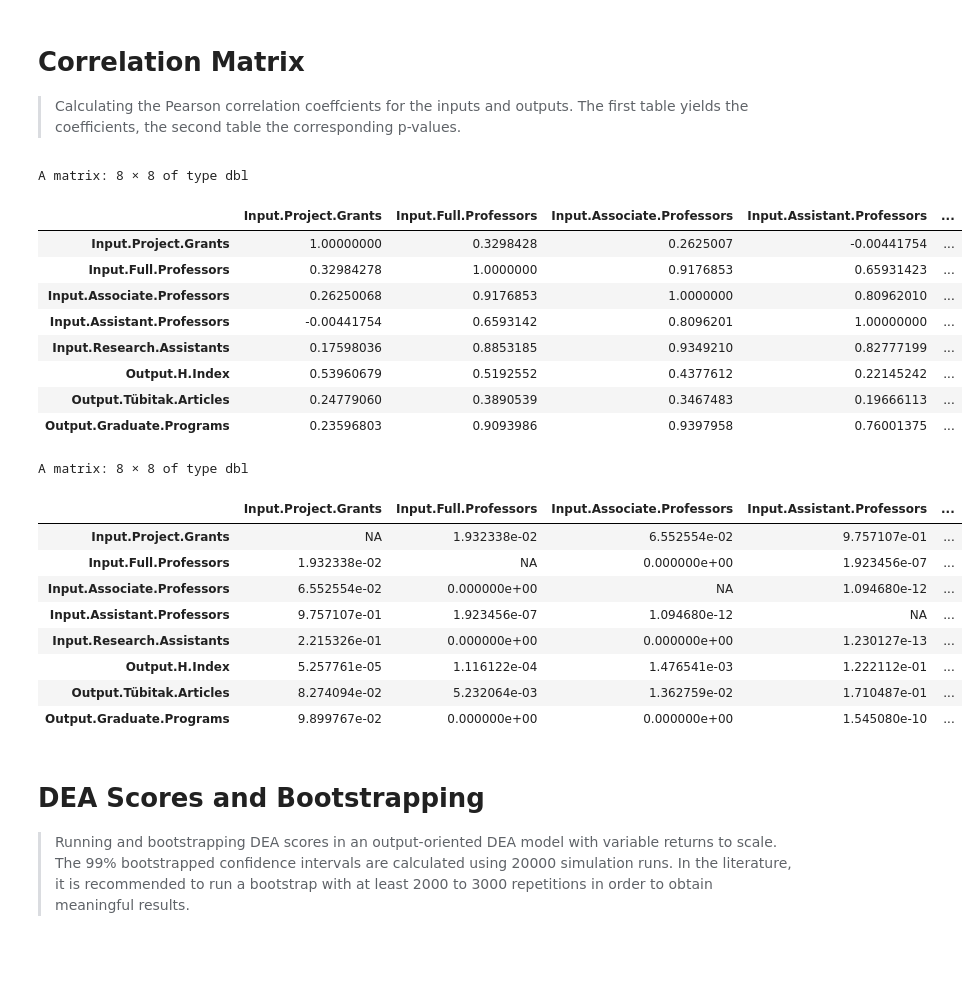
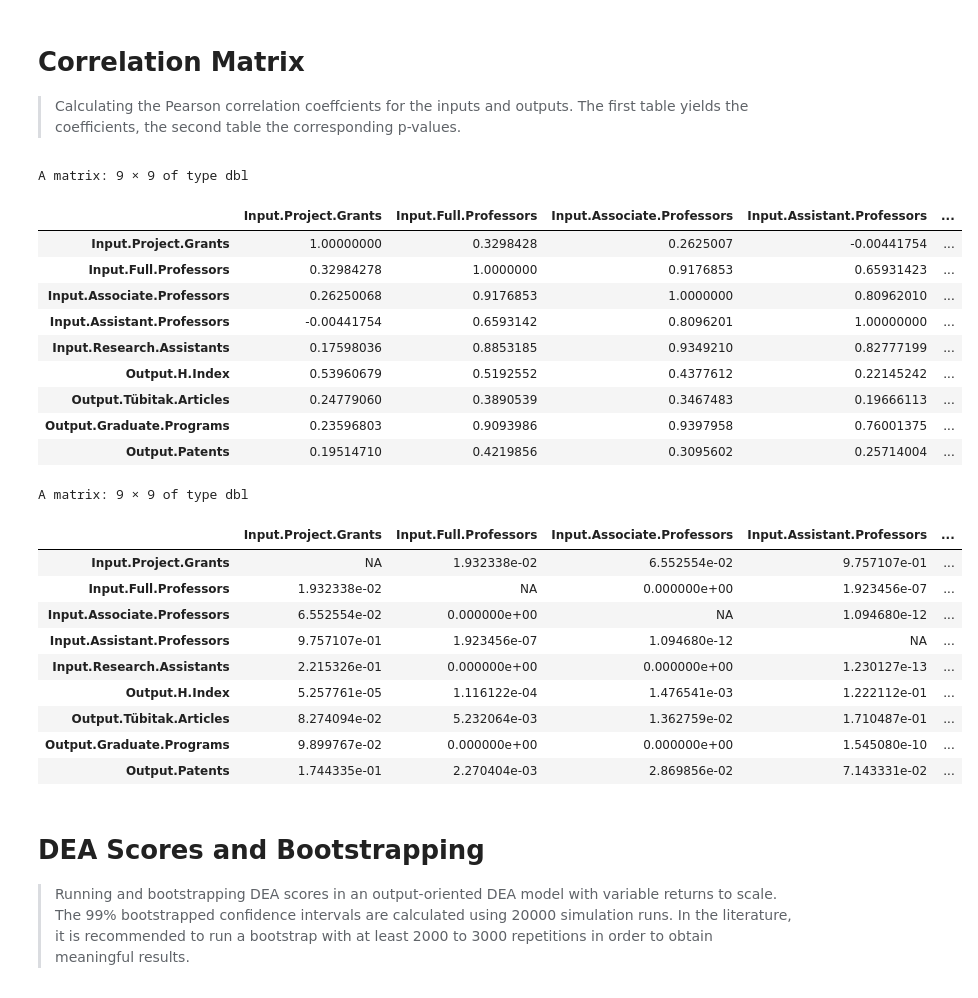
Before and after one commit to MichaelWegener/DEA-BetaRegression-TurkishHigherEducation, a Jupyter notebook: DEA_with_Bootstrapping.ipynb, the cells around one changed output. Saved outputs shown, nothing was run; the diff lists cells and outputs as text; code cells hidden in the pictures; blank space fills up the shorter version.

```diff
--- a/DEA_with_Bootstrapping.ipynb
+++ b/DEA_with_Bootstrapping.ipynb
@@ -40,22 +40,23 @@ data_example<-read_data(my_data, inputs = c(7,8,9,10,11), outputs = c(12,13,14),
 
 > Calculating the Pearson correlation coeffcients for the inputs and outputs. The first table yields the coefficients, the second table the corresponding p-values.
 # %%
-data_corr<-my_data[c(7,8,9,10,11,12,13,14)]
+data_corr<-my_data[c(7,8,9,10,11,12,13,14,15)]
 mydata.rcorr = rcorr(as.matrix(data_corr))
 mydata.rcorr$r
 mydata.rcorr$P
 # %% [output]
-A matrix: 8 × 8 of type dbl
+A matrix: 9 × 9 of type dbl
 |  | Input.Project.Grants | Input.Full.Professors | Input.Associate.Professors | Input.Assistant.Professors | ... |
 | Input.Project.Grants | 1.00000000 | 0.3298428 | 0.2625007 | -0.00441754 | ... |
 | Input.Full.Professors | 0.32984278 | 1.0000000 | 0.9176853 | 0.65931423 | ... |
 | Input.Associate.Professors | 0.26250068 | 0.9176853 | 1.0000000 | 0.80962010 | ... |
 | Input.Assistant.Professors | -0.00441754 | 0.6593142 | 0.8096201 | 1.00000000 | ... |
 | Input.Research.Assistants | 0.17598036 | 0.8853185 | 0.9349210 | 0.82777199 | ... |
 | Output.H.Index | 0.53960679 | 0.5192552 | 0.4377612 | 0.22145242 | ... |
 | Output.Tübitak.Articles | 0.24779060 | 0.3890539 | 0.3467483 | 0.19666113 | ... |
 | Output.Graduate.Programs | 0.23596803 | 0.9093986 | 0.9397958 | 0.76001375 | ... |
+| Output.Patents | 0.19514710 | 0.4219856 | 0.3095602 | 0.25714004 | ... |
-A matrix: 8 × 8 of type dbl
+A matrix: 9 × 9 of type dbl
 |  | Input.Project.Grants | Input.Full.Professors | Input.Associate.Professors | Input.Assistant.Professors | ... |
 | Input.Project.Grants | NA | 1.932338e-02 | 6.552554e-02 | 9.757107e-01 | ... |
 | Input.Full.Professors | 1.932338e-02 | NA | 0.000000e+00 | 1.923456e-07 | ... |
@@ -65,6 +66,7 @@ A matrix: 8 × 8 of type dbl
 | Output.H.Index | 5.257761e-05 | 1.116122e-04 | 1.476541e-03 | 1.222112e-01 | ... |
 | Output.Tübitak.Articles | 8.274094e-02 | 5.232064e-03 | 1.362759e-02 | 1.710487e-01 | ... |
 | Output.Graduate.Programs | 9.899767e-02 | 0.000000e+00 | 0.000000e+00 | 1.545080e-10 | ... |
+| Output.Patents | 1.744335e-01 | 2.270404e-03 | 2.869856e-02 | 7.143331e-02 | ... |
 # %% [markdown]
 # DEA Scores and Bootstrapping
 > Running and bootstrapping DEA scores in  an output-oriented DEA model with variable returns to scale. The 99% bootstrapped confidence intervals are calculated using 20000 simulation runs. In the literature, it is recommended to run a bootstrap with at least 2000 to 3000 repetitions in order to obtain meaningful results.
```
Also changed, not shown: parts of 5 cells of this notebook.
